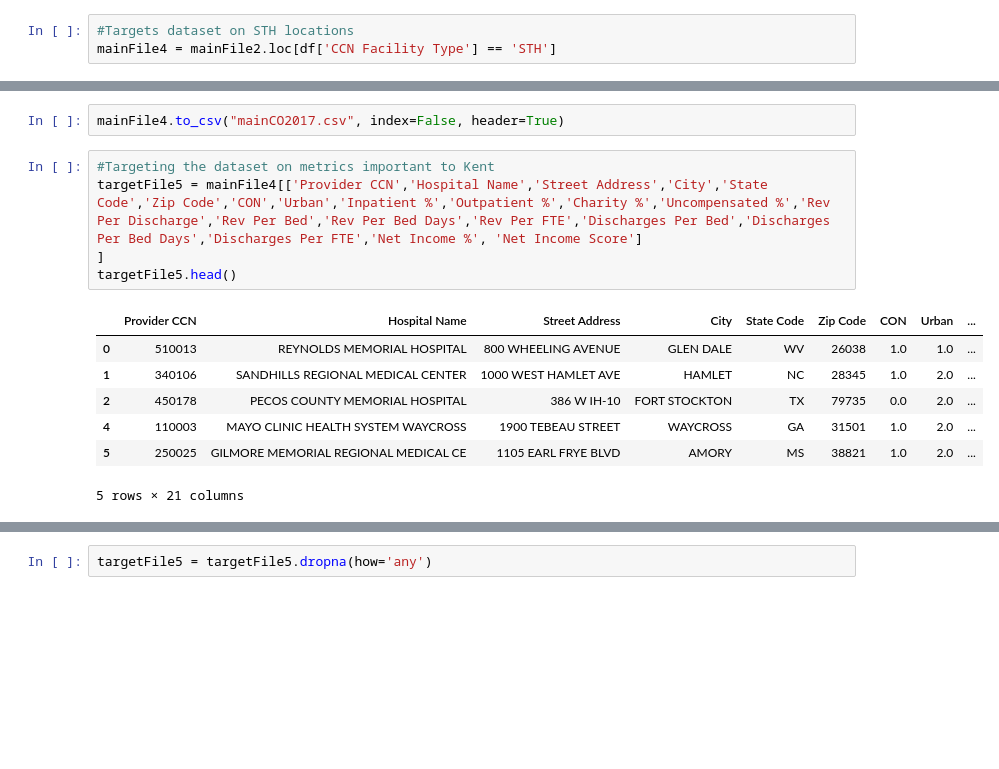
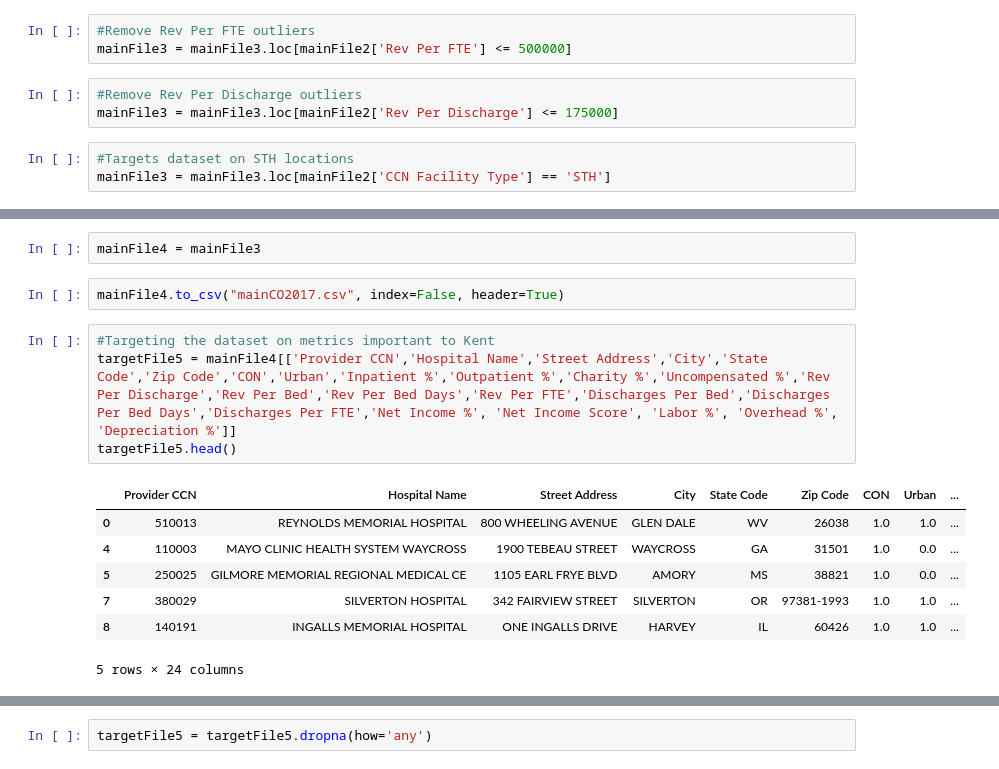
Before and after one commit to rodgerskent/profitableHospital-project, a Jupyter notebook: four.ipynb, the cells around one changed output, grey strips where cells are left out. Cells and saved outputs as stored; diff of their text form; blank space fills up the shorter version.

```diff
--- a/four.ipynb
+++ b/four.ipynb
@@ -206,3 +221,9 @@ Name: Net Income Score, dtype: int64
+# %%
+#Remove Rev Per FTE outliers
+mainFile3 = mainFile3.loc[mainFile2['Rev Per FTE'] <= 500000]
+# %%
+#Remove Rev Per Discharge outliers
+mainFile3 = mainFile3.loc[mainFile2['Rev Per Discharge'] <= 175000]
 # %%
 #Targets dataset on STH locations
-mainFile4 = mainFile2.loc[df['CCN Facility Type'] == 'STH']
+mainFile3 = mainFile3.loc[mainFile2['CCN Facility Type'] == 'STH']
@@ -209,18 +238,19 @@ mainFile4 = mainFile2.loc[df['CCN Facility Type'] == 'STH']
+# %%
+mainFile4 = mainFile3
 # %%
 mainFile4.to_csv("mainCO2017.csv", index=False, header=True)
 # %%
 #Targeting the dataset on metrics important to Kent
-targetFile5 = mainFile4[['Provider CCN','Hospital Name','Street Address','City','State Code','Zip Code','CON','Urban','Inpatient %','Outpatient %','Charity %','Uncompensated %','Rev Per Discharge','Rev Per Bed','Rev Per Bed Days','Rev Per FTE','Discharges Per Bed','Discharges Per Bed Days','Discharges Per FTE','Net Income %', 'Net Income Score']
-]
+targetFile5 = mainFile4[['Provider CCN','Hospital Name','Street Address','City','State Code','Zip Code','CON','Urban','Inpatient %','Outpatient %','Charity %','Uncompensated %','Rev Per Discharge','Rev Per Bed','Rev Per Bed Days','Rev Per FTE','Discharges Per Bed','Discharges Per Bed Days','Discharges Per FTE','Net Income %', 'Net Income Score', 'Labor %', 'Overhead %', 'Depreciation %']]
 targetFile5.head()
 # %% [output]
 |  | Provider CCN | Hospital Name | Street Address | City | State Code | Zip Code | CON | Urban | ... |
 | 0 | 510013 | REYNOLDS MEMORIAL HOSPITAL | 800 WHEELING AVENUE | GLEN DALE | WV | 26038 | 1.0 | 1.0 | ... |
-| 1 | 340106 | SANDHILLS REGIONAL MEDICAL CENTER | 1000 WEST HAMLET AVE | HAMLET | NC | 28345 | 1.0 | 2.0 | ... |
-| 2 | 450178 | PECOS COUNTY MEMORIAL HOSPITAL | 386 W IH-10 | FORT STOCKTON | TX | 79735 | 0.0 | 2.0 | ... |
-| 4 | 110003 | MAYO CLINIC HEALTH SYSTEM WAYCROSS | 1900 TEBEAU STREET | WAYCROSS | GA | 31501 | 1.0 | 2.0 | ... |
-| 5 | 250025 | GILMORE MEMORIAL REGIONAL MEDICAL CE | 1105 EARL FRYE BLVD | AMORY | MS | 38821 | 1.0 | 2.0 | ... |
+| 4 | 110003 | MAYO CLINIC HEALTH SYSTEM WAYCROSS | 1900 TEBEAU STREET | WAYCROSS | GA | 31501 | 1.0 | 0.0 | ... |
+| 5 | 250025 | GILMORE MEMORIAL REGIONAL MEDICAL CE | 1105 EARL FRYE BLVD | AMORY | MS | 38821 | 1.0 | 0.0 | ... |
+| 7 | 380029 | SILVERTON HOSPITAL | 342 FAIRVIEW STREET | SILVERTON | OR | 97381-1993 | 1.0 | 1.0 | ... |
+| 8 | 140191 | INGALLS MEMORIAL HOSPITAL | ONE INGALLS DRIVE | HARVEY | IL | 60426 | 1.0 | 1.0 | ... |
-5 rows × 21 columns
+5 rows × 24 columns
 # %%
 # Identify incomplete rows
 targetFile5.count()
```
Also changed, not shown: parts of 64 cells of this notebook.
